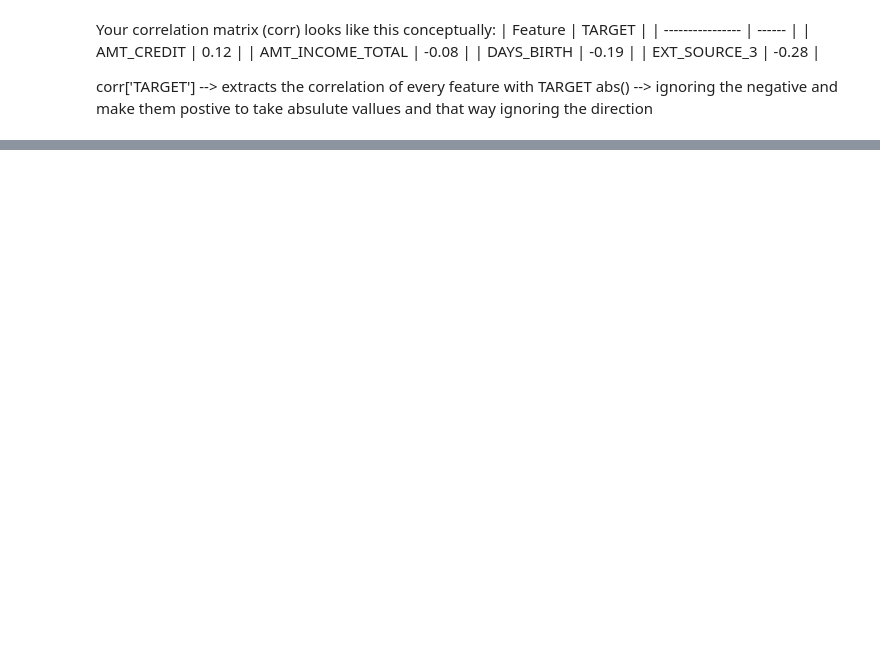
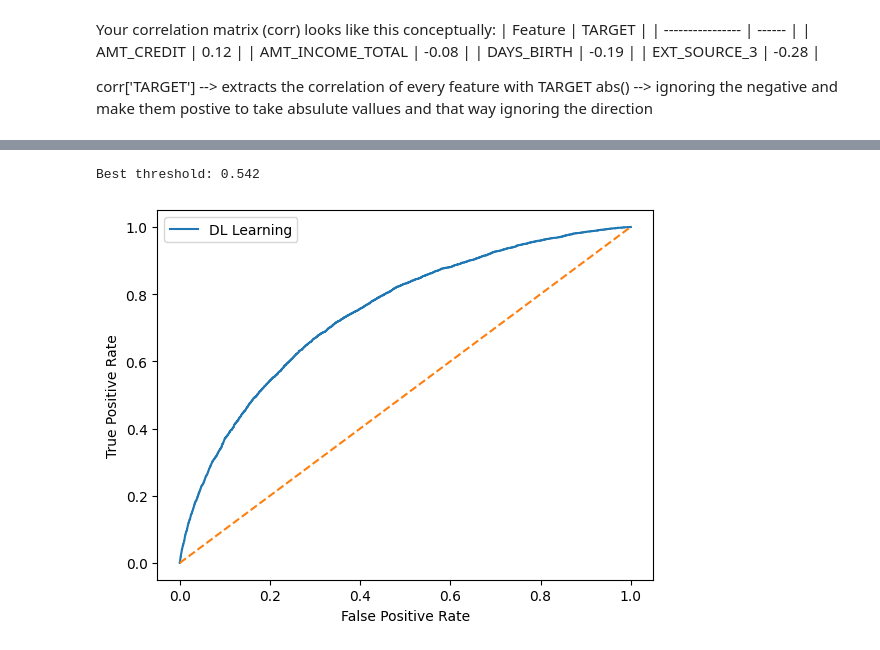
Before and after one commit to Mesterumit/Loan_Repay_-U4-END-, a Jupyter notebook: notebooks/Repay_loan_api.ipynb, the cells around one changed output, grey strips where cells are left out. Drawn from its saved outputs; the diff is of its cells as text; code cells hidden in the pictures; blank space fills up the shorter version.

Commit message:
updated the DL model using Residualblock instead of sequantial and added new feaures getting by ratio

```diff
--- a/notebooks/Repay_loan_api.ipynb
+++ b/notebooks/Repay_loan_api.ipynb
@@ -685,0 +982,16 @@ print("Accuracy of ML:", accuracy_ml)
+# %%
+# Early stopping
+early_stop = keras.callbacks.EarlyStopping(
+    monitor="val_auc",
+    mode="max",
+    patience=5,
+    restore_best_weights=True
+)
+
+# Compute class weights
+class_weights = compute_class_weight(
+    'balanced',
+    classes=np.unique(y_train_ml),
+    y=y_train_ml
+)
+weight_dict = dict(zip(np.unique(y_train_ml), class_weights))
@@ -685,0 +1004,9 @@ print("Accuracy of ML:", accuracy_ml)
+# %%
+history = model.fit(
+    X_train_s, y_train_ml,
+    validation_split=0.2,
+    epochs=20,
+    class_weight=weight_dict,
+    batch_size=64,
+    callbacks=[early_stop]
+)
@@ -685,0 +1033,2 @@ print("Accuracy of ML:", accuracy_ml)
+# %%
+y_pred_p = model.predict(X_test_s).ravel()
@@ -685,0 +1037,7 @@ print("Accuracy of ML:", accuracy_ml)
+# %%
+fpr_dl, tpr_dl, thresholds = roc_curve(y_test_ml, y_pred_p)
+
+best_thresh = thresholds[np.argmax(tpr_dl - fpr_dl)]
+print(f"Best threshold: {best_thresh:.3f}")
+# %% [output]
+Best threshold: 0.542
@@ -685,0 +1046,10 @@ print("Accuracy of ML:", accuracy_ml)
+# %%
+
+plt.plot(fpr_dl, tpr_dl, label="DL Learning")
+plt.plot([0,1],[0,1],'--')
+plt.xlabel("False Positive Rate")
+plt.ylabel("True Positive Rate")
+plt.legend()
+plt.show()
+# %% [output]
+[figure, added]
```
Also changed, not shown: parts of 48 cells of this notebook, 1 other file.
